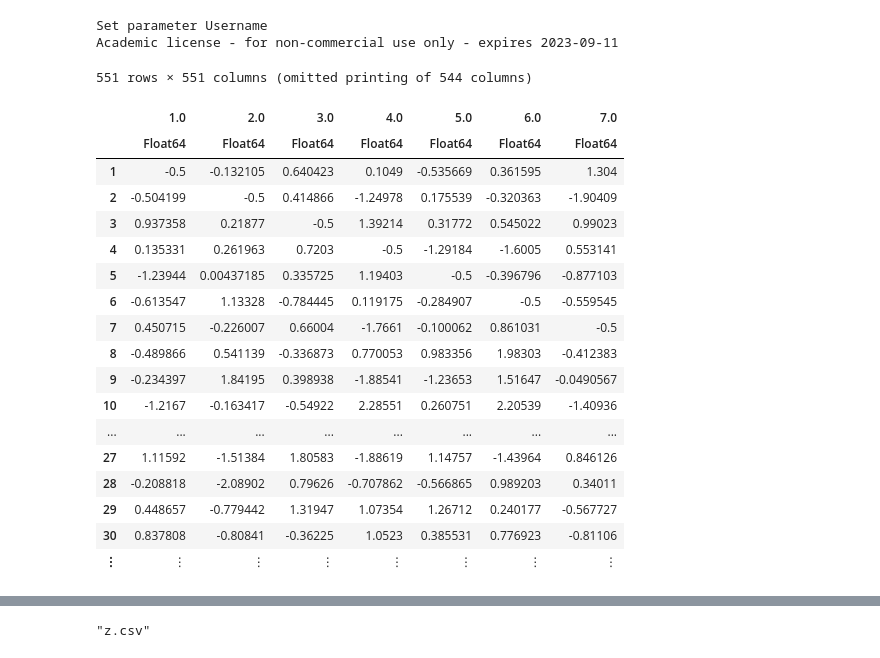
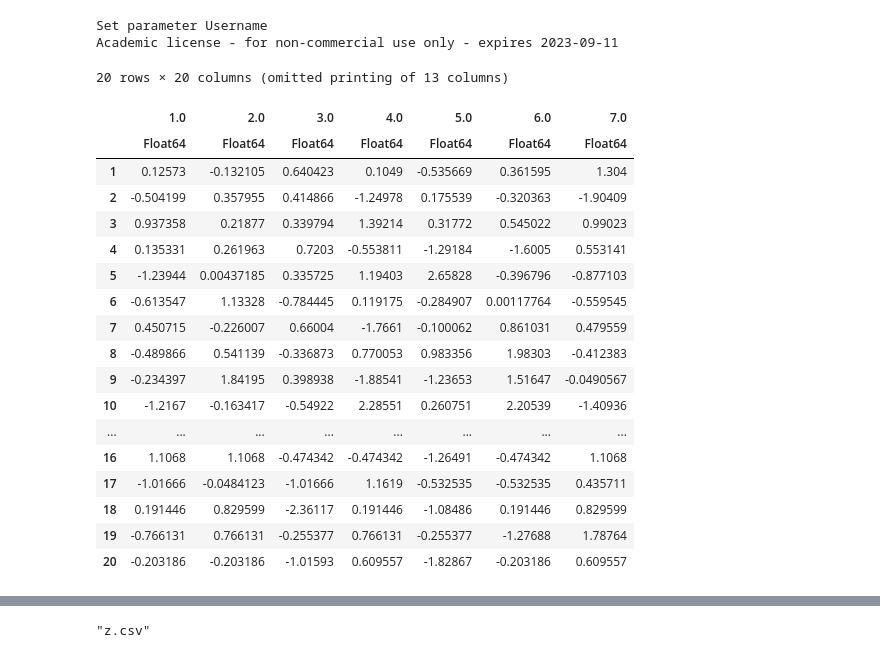
Before and after one commit to Joeyzect/OptimizationProject_Fall2022, a Jupyter notebook: model.ipynb, the cells around one changed output, grey strips where cells are left out. Drawn from its saved outputs; the diff is of its cells as text; code cells hidden in the pictures.

```diff
--- a/model.ipynb
+++ b/model.ipynb
@@ -15,26 +17,26 @@ df = CSV.read("imputed_table.csv", DataFrame)[:, 2:end];
 people = CSV.read("people.csv", DataFrame);
 # %%
 people_df = people;
-# %%
-preference_df = df #df[193:232, 193:232]
-# %% [output]
-551 rows × 551 columns (omitted printing of 544 columns)
-|  | 1.0 | 2.0 | 3.0 | 4.0 | 5.0 | 6.0 | 7.0 |
-|  | Float64 | Float64 | Float64 | Float64 | Float64 | Float64 | Float64 |
-| 1 | -0.5 | -0.132105 | 0.640423 | 0.1049 | -0.535669 | 0.361595 | 1.304 |
-| 2 | -0.504199 | -0.5 | 0.414866 | -1.24978 | 0.175539 | -0.320363 | -1.90409 |
-| 3 | 0.937358 | 0.21877 | -0.5 | 1.39214 | 0.31772 | 0.545022 | 0.99023 |
-| 4 | 0.135331 | 0.261963 | 0.7203 | -0.5 | -1.29184 | -1.6005 | 0.553141 |
-| 5 | -1.23944 | 0.00437185 | 0.335725 | 1.19403 | -0.5 | -0.396796 | -0.877103 |
-| 6 | -0.613547 | 1.13328 | -0.784445 | 0.119175 | -0.284907 | -0.5 | -0.559545 |
-| 7 | 0.450715 | -0.226007 | 0.66004 | -1.7661 | -0.100062 | 0.861031 | -0.5 |
-| 8 | -0.489866 | 0.541139 | -0.336873 | 0.770053 | 0.983356 | 1.98303 | -0.412383 |
-| 9 | -0.234397 | 1.84195 | 0.398938 | -1.88541 | -1.23653 | 1.51647 | -0.0490567 |
-| 10 | -1.2167 | -0.163417 | -0.54922 | 2.28551 | 0.260751 | 2.20539 | -1.40936 |
-| ... | ... | ... | ... | ... | ... | ... | ... |
-| 27 | 1.11592 | -1.51384 | 1.80583 | -1.88619 | 1.14757 | -1.43964 | 0.846126 |
-| 28 | -0.208818 | -2.08902 | 0.79626 | -0.707862 | -0.566865 | 0.989203 | 0.34011 |
-| 29 | 0.448657 | -0.779442 | 1.31947 | 1.07354 | 1.26712 | 0.240177 | -0.567727 |
-| 30 | 0.837808 | -0.80841 | -0.36225 | 1.0523 | 0.385531 | 0.776923 | -0.81106 |
-| ⋮ | ⋮ | ⋮ | ⋮ | ⋮ | ⋮ | ⋮ | ⋮ |
+# %%
+preference_df = df[1:20, 1:20]
+# %% [output]
+20 rows × 20 columns (omitted printing of 13 columns)
+|  | 1.0 | 2.0 | 3.0 | 4.0 | 5.0 | 6.0 | 7.0 |
+|  | Float64 | Float64 | Float64 | Float64 | Float64 | Float64 | Float64 |
+| 1 | 0.12573 | -0.132105 | 0.640423 | 0.1049 | -0.535669 | 0.361595 | 1.304 |
+| 2 | -0.504199 | 0.357955 | 0.414866 | -1.24978 | 0.175539 | -0.320363 | -1.90409 |
+| 3 | 0.937358 | 0.21877 | 0.339794 | 1.39214 | 0.31772 | 0.545022 | 0.99023 |
+| 4 | 0.135331 | 0.261963 | 0.7203 | -0.553811 | -1.29184 | -1.6005 | 0.553141 |
+| 5 | -1.23944 | 0.00437185 | 0.335725 | 1.19403 | 2.65828 | -0.396796 | -0.877103 |
+| 6 | -0.613547 | 1.13328 | -0.784445 | 0.119175 | -0.284907 | 0.00117764 | -0.559545 |
+| 7 | 0.450715 | -0.226007 | 0.66004 | -1.7661 | -0.100062 | 0.861031 | 0.479559 |
+| 8 | -0.489866 | 0.541139 | -0.336873 | 0.770053 | 0.983356 | 1.98303 | -0.412383 |
+| 9 | -0.234397 | 1.84195 | 0.398938 | -1.88541 | -1.23653 | 1.51647 | -0.0490567 |
+| 10 | -1.2167 | -0.163417 | -0.54922 | 2.28551 | 0.260751 | 2.20539 | -1.40936 |
+| ... | ... | ... | ... | ... | ... | ... | ... |
+| 16 | 1.1068 | 1.1068 | -0.474342 | -0.474342 | -1.26491 | -0.474342 | 1.1068 |
+| 17 | -1.01666 | -0.0484123 | -1.01666 | 1.1619 | -0.532535 | -0.532535 | 0.435711 |
+| 18 | 0.191446 | 0.829599 | -2.36117 | 0.191446 | -1.08486 | 0.191446 | 0.829599 |
+| 19 | -0.766131 | 0.766131 | -0.255377 | 0.766131 | -0.255377 | -1.27688 | 1.78764 |
+| 20 | -0.203186 | -0.203186 | -1.01593 | 0.609557 | -1.82867 | -0.203186 | 0.609557 |
 # %%
```
Also changed, not shown: parts of 23 cells of this notebook, 6 other files.
